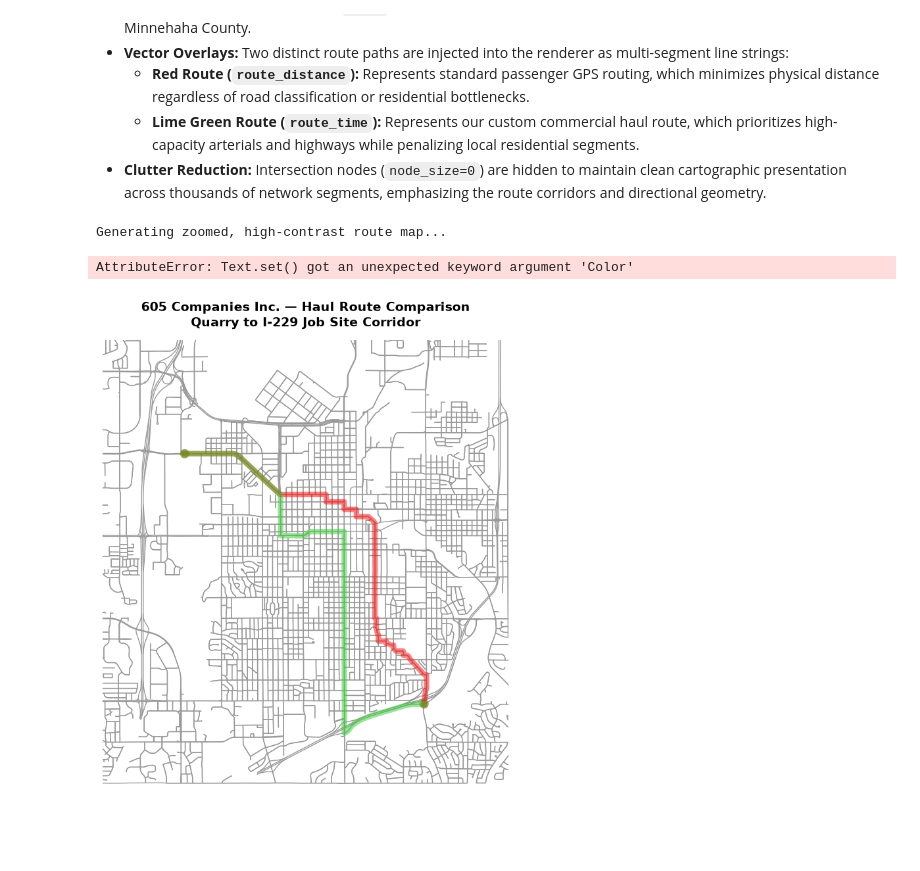
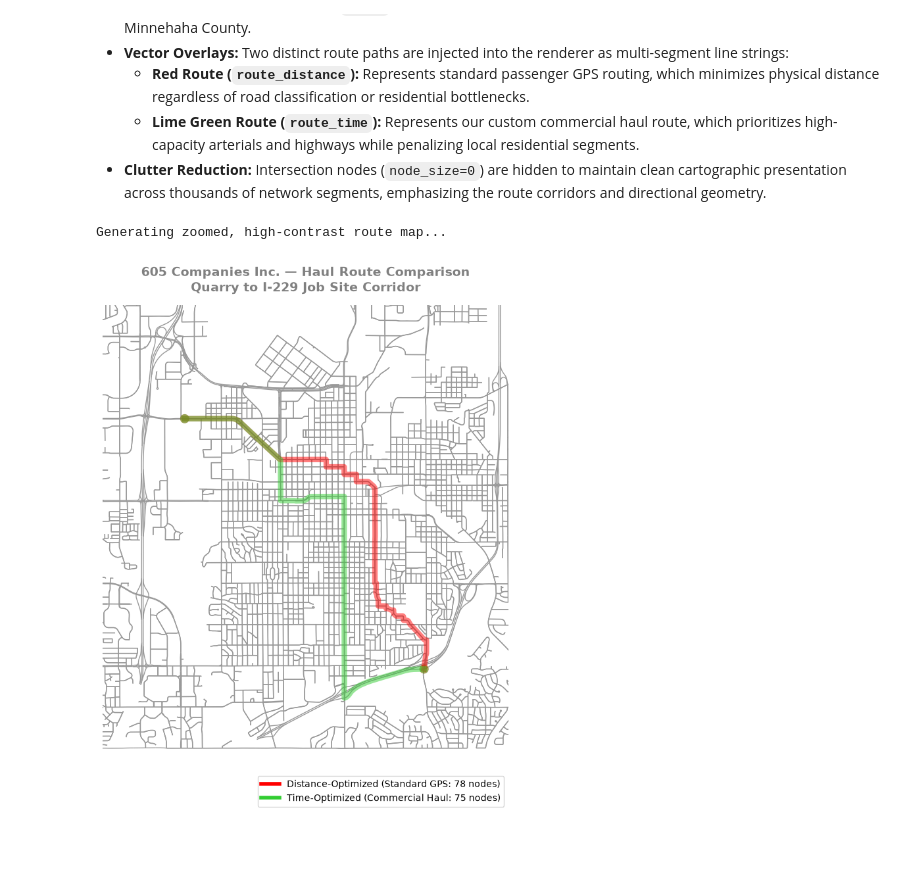
Before and after one commit to Elkay-Analytics-LLC/605-companies-inc-core-analytics-workspace, a Jupyter notebook: 605_Companies_Projects/01_haul_optimization.ipynb, the cells around one changed output. Saved outputs shown, nothing was run; the diff lists cells and outputs as text; code cells hidden in the pictures.

```diff
--- a/605_Companies_Projects/01_haul_optimization.ipynb
+++ b/605_Companies_Projects/01_haul_optimization.ipynb
@@ -329,33 +329,32 @@ fig, ax = ox.plot_graph_routes(
     route_linewidths=6,  # Thicker lines for visibility
     node_size=0,
     bgcolor='white',
     show=False,
     close=False,
     figsize=(10, 10)
 )
 
 # 2. Automatically zoom in (crop) around the actual coordinates of the routes
 # Extract all node coordinates from both routes to find the bounding box
 node_coords = [(G.nodes[node]['y'], G.nodes[node]['x']) for node in set(route_distance + route_time)]
 lats = [coord[0] for coord in node_coords]
 lons = [coord[1] for coord in node_coords]
 
 # Add a small padding (e.g., 0.02 degrees) around the bounding box
 margin = 0.02
 ax.set_xlim(min(lons) - margin, max(lons) + margin)
 ax.set_ylim(min(lats) - margin, max(lats) + margin)
 
 # 3. Add professional styling, title, and clear legend
-plt.title("605 Companies Inc. — Haul Route Comparison\nQuarry to I-229 Job Site Corridor", fontsize=14, fontweight='bold', pad=15, color='gray')
+plt.title("605 Companies Inc. — Haul Route Comparison\nQuarry to I-229 Job Site Corridor", fontsize=14, fontweight='bold', pad=15, color='Gray')
 
 legend_elements = [
     Line2D([0], [0], color='red', lw=4, label='Distance-Optimized (Standard GPS: 78 nodes)'),
     Line2D([0], [0], color='limegreen', lw=4, label='Time-Optimized (Commercial Haul: 75 nodes)')
 ]
 ax.legend(handles=legend_elements, loc='lower right', frameon=True, fontsize=10)
 
 plt.show()
 # %% [output]
 Generating zoomed, high-contrast route map...
-AttributeError: Text.set() got an unexpected keyword argument 'Color'
-[figure, old version]
+[figure, new version]
```
Also changed, not shown: parts of 2 cells of this notebook, 1 other file.
